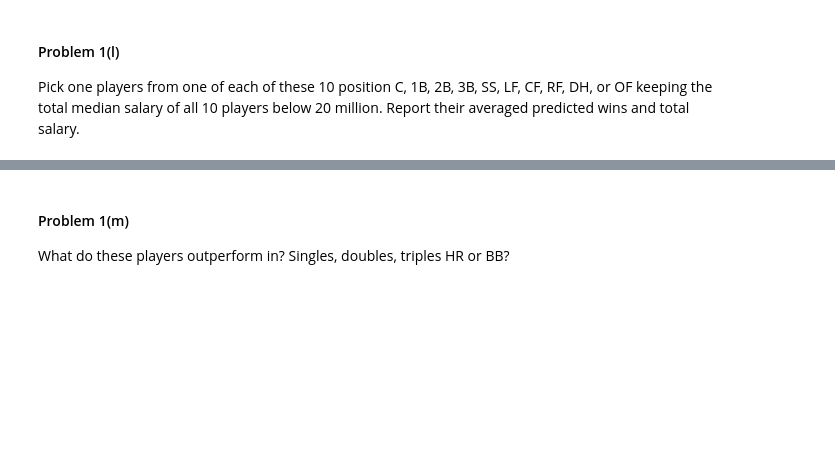
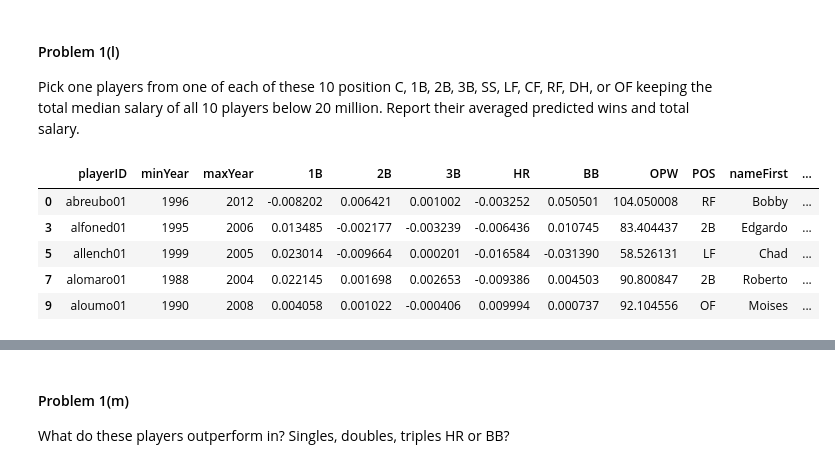
Before and after one commit to ShichengChen/cs109, a Jupyter notebook: 2014-master/homework/HW3.ipynb, the cells around one changed output, grey strips where cells are left out. Drawn from its saved outputs; the diff is of its cells as text; code cells hidden in the pictures; blank space fills up the shorter version.

```diff
--- a/2014-master/homework/HW3.ipynb
+++ b/2014-master/homework/HW3.ipynb
@@ -279,0 +396,24 @@ Pick one players from one of each of these 10 position C, 1B, 2B, 3B, SS, LF, CF
+# %%
+def meanNormalizeOPW(df):
+    tmp = df[['resid']]
+    df[['resid']]=tmp-tmp.median(axis=0)
+    return df
+
+active['resid']=active['OPW']
+active = active.groupby('POS').apply(meanNormalizeOPW)
+
+Y = active.resid.values
+X = np.log(active[["salary"]])
+clf = linear_model.LinearRegression()
+clf.fit(X,Y)
+active['resid'] = Y - clf.predict(X)
+
+active = active[active.resid >= 0]
+active.head()
+# %% [output]
+|  | playerID | minYear | maxYear | 1B | 2B | 3B | HR | BB | OPW | POS | nameFirst | ... |
+| 0 | abreubo01 | 1996 | 2012 | -0.008202 | 0.006421 | 0.001002 | -0.003252 | 0.050501 | 104.050008 | RF | Bobby | ... |
+| 3 | alfoned01 | 1995 | 2006 | 0.013485 | -0.002177 | -0.003239 | -0.006436 | 0.010745 | 83.404437 | 2B | Edgardo | ... |
+| 5 | allench01 | 1999 | 2005 | 0.023014 | -0.009664 | 0.000201 | -0.016584 | -0.031390 | 58.526131 | LF | Chad | ... |
+| 7 | alomaro01 | 1988 | 2004 | 0.022145 | 0.001698 | 0.002653 | -0.009386 | 0.004503 | 90.800847 | 2B | Roberto | ... |
+| 9 | aloumo01 | 1990 | 2008 | 0.004058 | 0.001022 | -0.000406 | 0.009994 | 0.000737 | 92.104556 | OF | Moises | ... |
```
Also changed, not shown: parts of 26 cells of this notebook, 5 other files.
